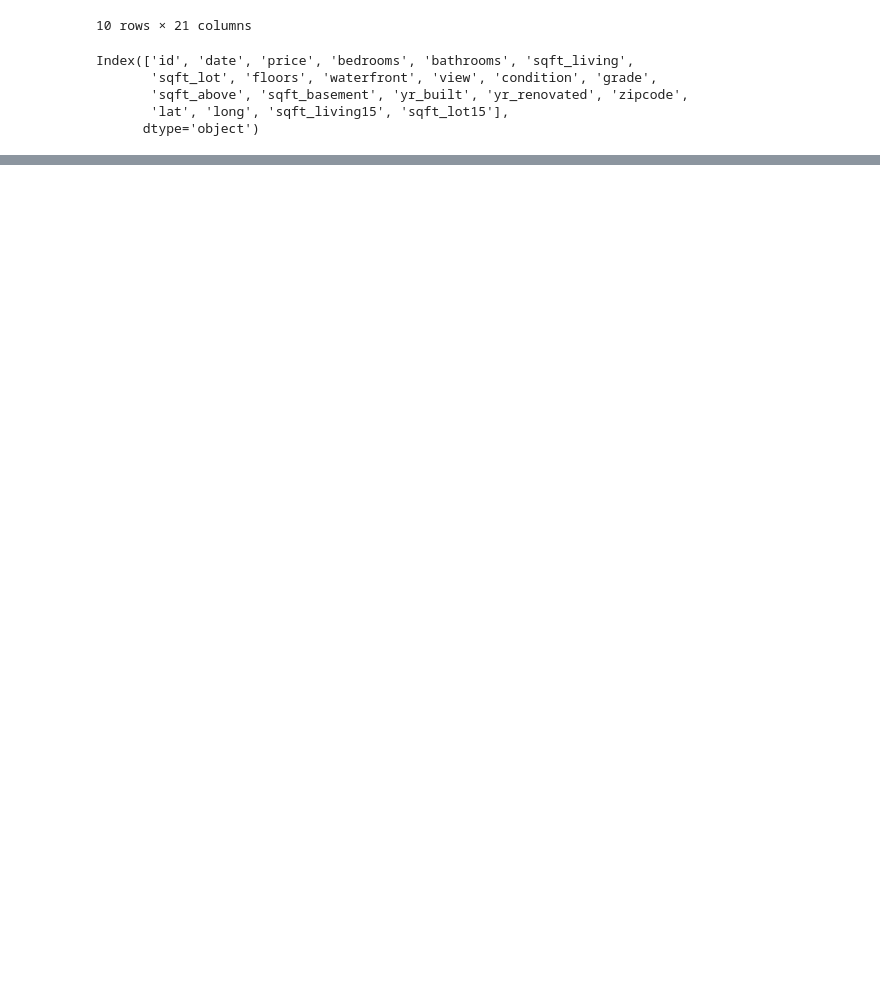
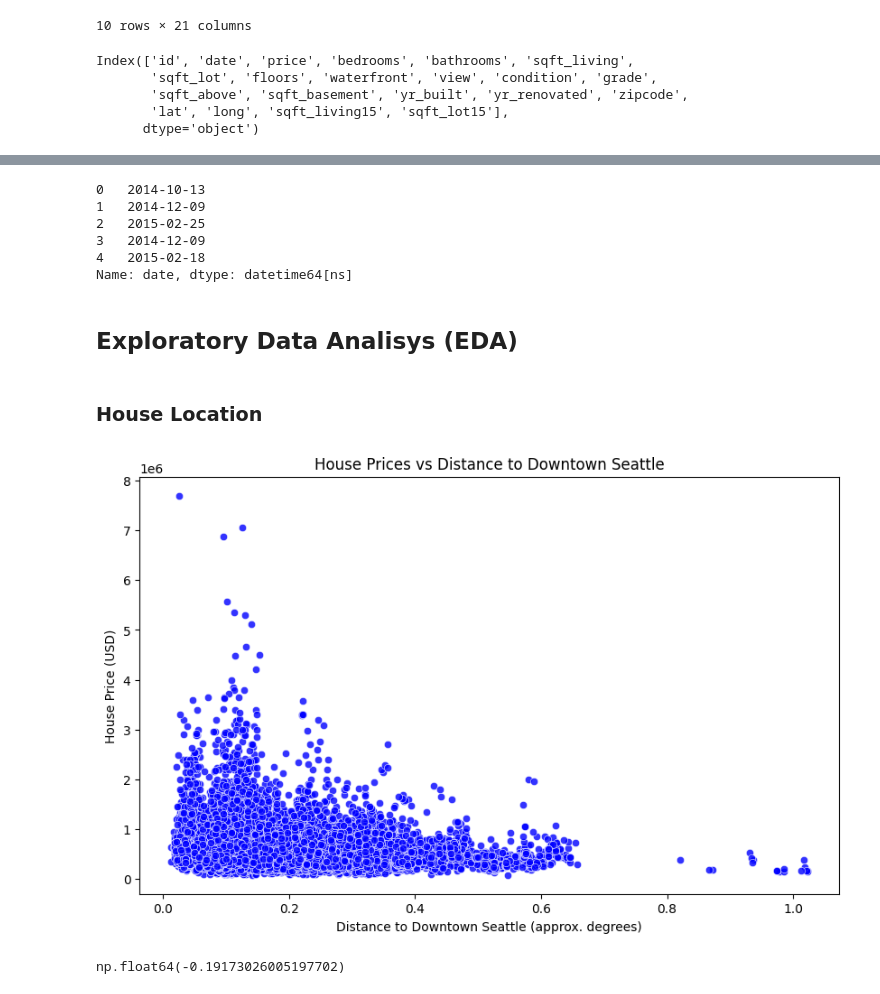
Before and after one commit to luiizsps/house_market, a Jupyter notebook: house_market.ipynb, the cells around one changed output, grey strips where cells are left out. Cells and saved outputs as stored; diff of their text form; code cells hidden in the pictures; blank space fills up the shorter version.

```diff
--- a/house_market.ipynb
+++ b/house_market.ipynb
@@ -41,0 +66,16 @@ Index(['id', 'date', 'price', 'bedrooms', 'bathrooms', 'sqft_living',
+# %%
+# convert 'date' column to datetime format
+kc_house_df["date"] = pd.to_datetime(kc_house_df["date"], format="%Y%m%dT%H%M%S")
+# %%
+kc_house_df["date"].head()
+# %% [output]
+0   2014-10-13
+1   2014-12-09
+2   2015-02-25
+3   2014-12-09
+4   2015-02-18
+Name: date, dtype: datetime64[ns]
+# %% [markdown]
+## Exploratory Data Analisys (EDA)
+# %% [markdown]
+### House Location
@@ -41,0 +84,19 @@ Index(['id', 'date', 'price', 'bedrooms', 'bathrooms', 'sqft_living',
+# %%
+# how close to downtown Seattle are the houses?
+downtown_seattle = [47.6062, -122.3321]
+kc_house_df["distance_to_downtown"] = np.sqrt((kc_house_df["lat"] - downtown_seattle[0]) ** 2 + (kc_house_df["long"] - downtown_seattle[1]) ** 2)
+# %%
+# House Prices vs Distance to Downtown Seattle
+plt.figure(figsize=(10, 6))
+sns.scatterplot(data=kc_house_df, x="distance_to_downtown", y="price", alpha=0.8, color="blue")
+plt.title("House Prices vs Distance to Downtown Seattle")
+plt.xlabel("Distance to Downtown Seattle (approx. degrees)")
+plt.ylabel("House Price (USD)")
+plt.show()
+# %% [output]
+[figure, added]
+# %%
+# correlation distance to downtown and price
+kc_house_df["distance_to_downtown"].corr(kc_house_df["price"])
+# %% [output]
+np.float64(-0.19173026005197702)
```
Also changed, not shown: parts of 11 cells of this notebook, 1 other file.
